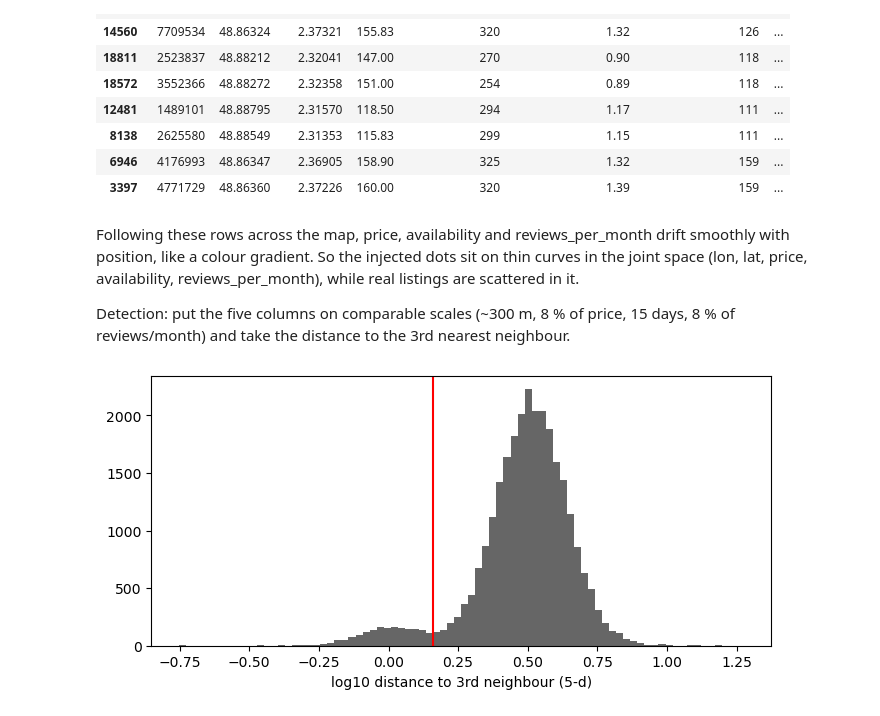
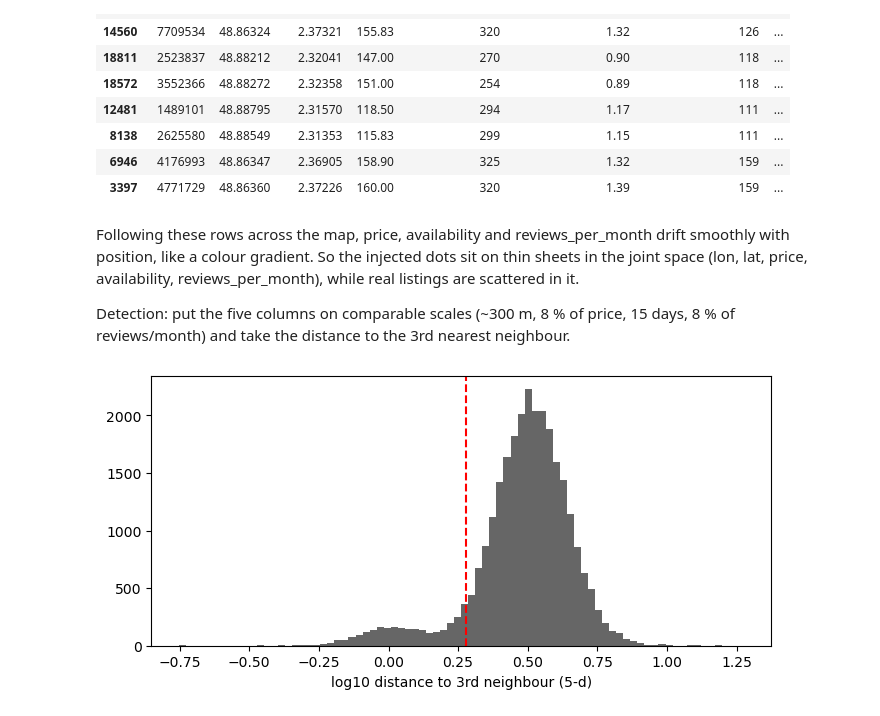
Before and after one commit to Nasalciuc/LMML-hacktone-2026, a Jupyter notebook: 25 France/01 Point par point/point_par_point.ipynb, the cells around one changed output. Cells and saved outputs as stored; diff of their text form; code cells hidden in the pictures.

```diff
--- a/25 France/01 Point par point/point_par_point.ipynb
+++ b/25 France/01 Point par point/point_par_point.ipynb
@@ -96,24 +97,24 @@ pairs.assign(key=key).sort_values('key')[['listing_id', 'latitude', 'longitude',
 | 6946 | 4176993 | 48.86347 | 2.36905 | 158.90 | 325 | 1.32 | 159 | ... |
 | 3397 | 4771729 | 48.86360 | 2.37226 | 160.00 | 320 | 1.39 | 159 | ... |
 # %% [markdown]
-Following these rows across the map, price, availability and reviews_per_month drift smoothly with position, like a colour gradient. So the injected dots sit on thin curves in the joint space (lon, lat, price, availability, reviews_per_month), while real listings are scattered in it.
+Following these rows across the map, price, availability and reviews_per_month drift smoothly with position, like a colour gradient. So the injected dots sit on thin sheets in the joint space (lon, lat, price, availability, reviews_per_month), while real listings are scattered in it.
 
 Detection: put the five columns on comparable scales (~300 m, 8 % of price, 15 days, 8 % of reviews/month) and take the distance to the 3rd nearest neighbour.
 # %%
 def embed(x):
     return np.c_[x.longitude * 73 / 0.3,          # km east / 0.3
                  x.latitude * 111 / 0.3,          # km north / 0.3
                  np.log(x.price) / 0.08,
                  x.availability_365 / 15,
                  np.log(x.reviews_per_month) / 0.08]
 
 Z = embed(df)
 d3 = cKDTree(Z).query(Z, k=4)[0][:, 3]
 
 fig, ax = plt.subplots(figsize=(8, 3.5))
 ax.hist(np.log10(d3), bins=80, color='0.4')
-ax.axvline(np.log10(1.45), c='r')
+ax.axvline(np.log10(1.9), c='r', ls='--')
 ax.set_xlabel('log10 distance to 3rd neighbour (5-d)')
 plt.show()
 # %% [output]
-[figure, old version]
+[figure, new version]
```
Also changed, not shown: parts of 21 cells of this notebook, 15 other files.
